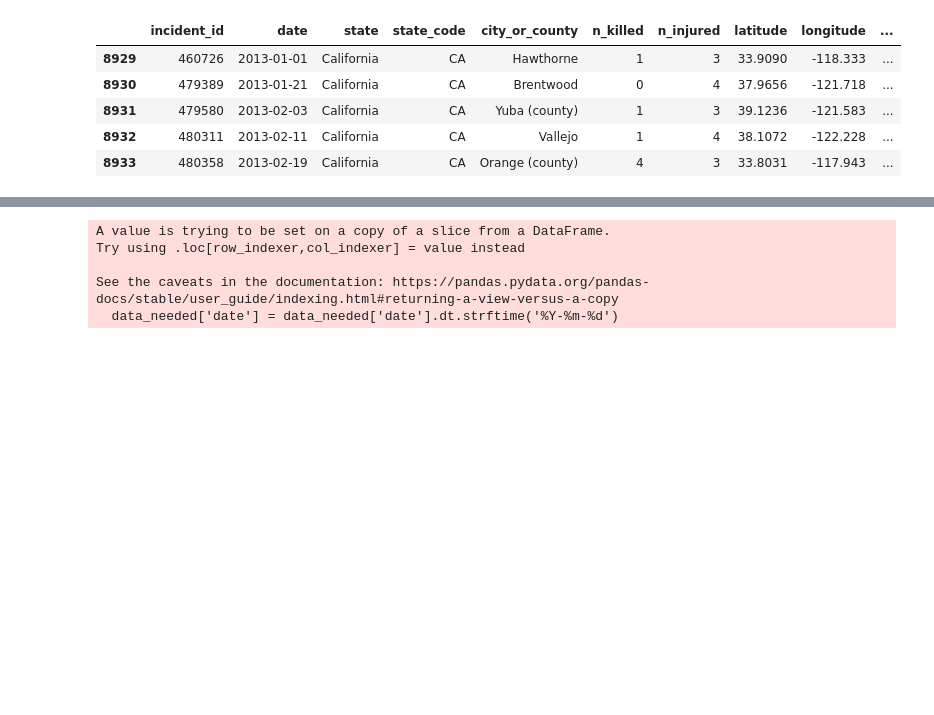
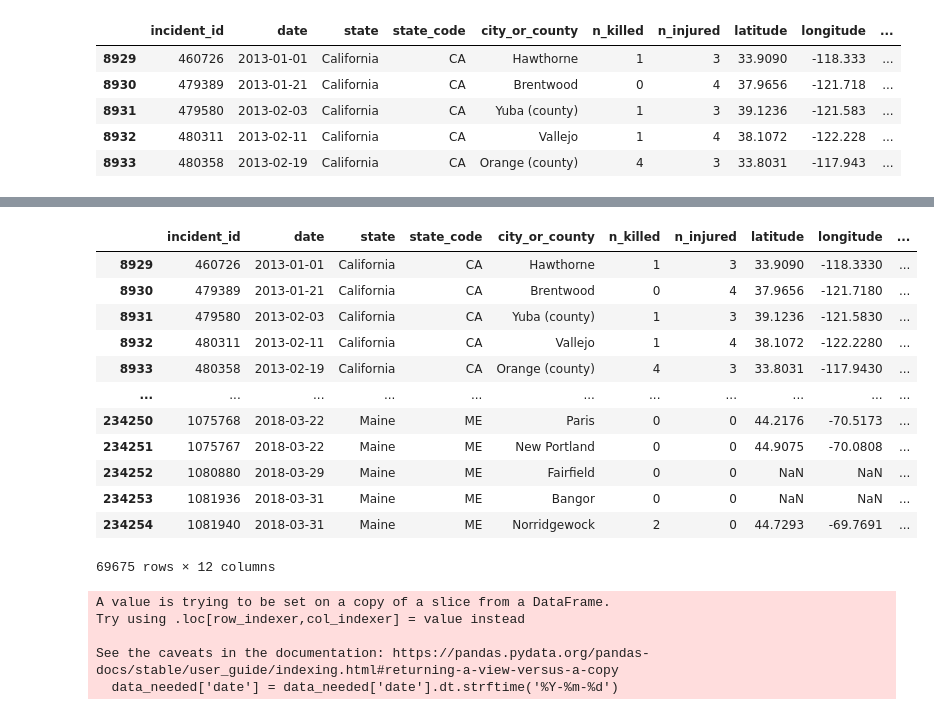
Before and after one commit to LanNguyen135/Project3, a Jupyter notebook: main.ipynb, the cells around one changed output, grey strips where cells are left out. Cells and saved outputs as stored; diff of their text form; code cells hidden in the pictures; blank space fills up the shorter version.

```diff
--- a/main.ipynb
+++ b/main.ipynb
@@ -180,3 +195,19 @@ See the caveats in the documentation: https://pandas.pydata.org/pandas-docs/stab
+# %%
+data_needed
+# %% [output]
+|  | incident_id | date | state | state_code | city_or_county | n_killed | n_injured | latitude | longitude | ... |
+| 8929 | 460726 | 2013-01-01 | California | CA | Hawthorne | 1 | 3 | 33.9090 | -118.3330 | ... |
+| 8930 | 479389 | 2013-01-21 | California | CA | Brentwood | 0 | 4 | 37.9656 | -121.7180 | ... |
+| 8931 | 479580 | 2013-02-03 | California | CA | Yuba (county) | 1 | 3 | 39.1236 | -121.5830 | ... |
+| 8932 | 480311 | 2013-02-11 | California | CA | Vallejo | 1 | 4 | 38.1072 | -122.2280 | ... |
+| 8933 | 480358 | 2013-02-19 | California | CA | Orange (county) | 4 | 3 | 33.8031 | -117.9430 | ... |
+| ... | ... | ... | ... | ... | ... | ... | ... | ... | ... | ... |
+| 234250 | 1075768 | 2018-03-22 | Maine | ME | Paris | 0 | 0 | 44.2176 | -70.5173 | ... |
+| 234251 | 1075767 | 2018-03-22 | Maine | ME | New Portland | 0 | 0 | 44.9075 | -70.0808 | ... |
+| 234252 | 1080880 | 2018-03-29 | Maine | ME | Fairfield | 0 | 0 | NaN | NaN | ... |
+| 234253 | 1081936 | 2018-03-31 | Maine | ME | Bangor | 0 | 0 | NaN | NaN | ... |
+| 234254 | 1081940 | 2018-03-31 | Maine | ME | Norridgewock | 2 | 0 | 44.7293 | -69.7691 | ... |
+69675 rows × 12 columns
 # %%
 import json
 data_needed['date'] = data_needed['date'].dt.strftime('%Y-%m-%d')
```
Also changed, not shown: parts of 2 cells of this notebook, 3 other files.
